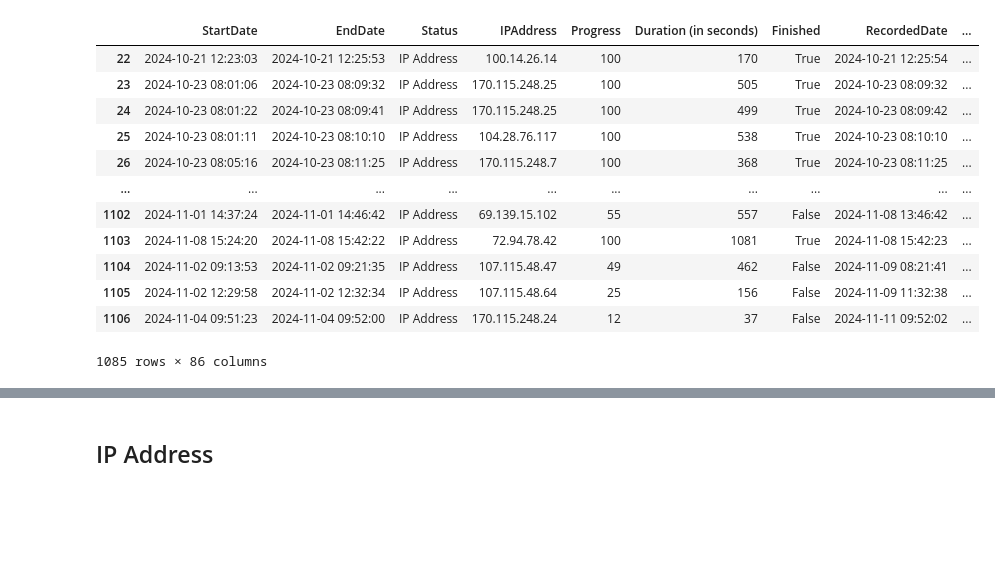
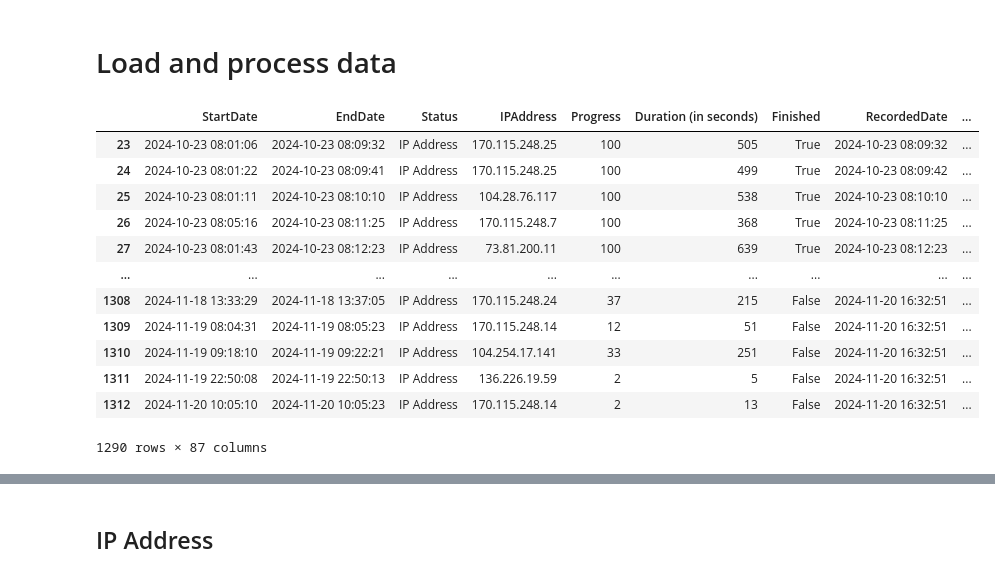
Before and after one commit to krystalgong/PPD_analysis, a Jupyter notebook: PPD_analysis-103124-kg.ipynb, the cells around one changed output, grey strips where cells are left out. Saved outputs shown, nothing was run; the diff lists cells and outputs as text; code cells hidden in the pictures; blank space fills up the shorter version.

```diff
--- a/PPD_analysis-103124-kg.ipynb
+++ b/PPD_analysis-103124-kg.ipynb
@@ -4,26 +5,33 @@ import numpy as np
 
 pd.set_option('display.max_columns', None)
+# %% [markdown]
+# Load and process data
 # %%
 df = pd.read_csv("/Users/krystalgong/Downloads/PPD_data.csv").iloc[2:,:]
 df = df[df['Status']=="IP Address"] # remove Survey Preview
 df = df.replace({'Agree':'Somewhat agree','Disagree':'Somewhat disagree'})
 df['Q39-3'] = df['Q39-1'].fillna(df['Q39-2'])
 df['Q39-3'] = df['Q39-3'].replace({'1-2 years': '0-2 years'})
 df['Q12-3'] = df['Q12-1'].fillna(df['Q12-2'])
 df['Q36'] = df['Q36'].replace({'Non-binary':'Other'})
 df['Q37'] = df['Q37'].replace({'Native American or Alaskan Native':'A race/ethnicity not listed here'})
+
+df['Date'] = pd.to_datetime(df['RecordedDate']).dt.date
+df = df[df['Date'] >= pd.to_datetime('2024-10-23').date()]
+
+df['Progress'] = df['Progress'].astype(int)
 df
 # %% [output]
 |  | StartDate | EndDate | Status | IPAddress | Progress | Duration (in seconds) | Finished | RecordedDate | ... |
-| 22 | 2024-10-21 12:23:03 | 2024-10-21 12:25:53 | IP Address | 100.14.26.14 | 100 | 170 | True | 2024-10-21 12:25:54 | ... |
 | 23 | 2024-10-23 08:01:06 | 2024-10-23 08:09:32 | IP Address | 170.115.248.25 | 100 | 505 | True | 2024-10-23 08:09:32 | ... |
 | 24 | 2024-10-23 08:01:22 | 2024-10-23 08:09:41 | IP Address | 170.115.248.25 | 100 | 499 | True | 2024-10-23 08:09:42 | ... |
 | 25 | 2024-10-23 08:01:11 | 2024-10-23 08:10:10 | IP Address | 104.28.76.117 | 100 | 538 | True | 2024-10-23 08:10:10 | ... |
 | 26 | 2024-10-23 08:05:16 | 2024-10-23 08:11:25 | IP Address | 170.115.248.7 | 100 | 368 | True | 2024-10-23 08:11:25 | ... |
+| 27 | 2024-10-23 08:01:43 | 2024-10-23 08:12:23 | IP Address | 73.81.200.11 | 100 | 639 | True | 2024-10-23 08:12:23 | ... |
 | ... | ... | ... | ... | ... | ... | ... | ... | ... | ... |
-| 1102 | 2024-11-01 14:37:24 | 2024-11-01 14:46:42 | IP Address | 69.139.15.102 | 55 | 557 | False | 2024-11-08 13:46:42 | ... |
-| 1103 | 2024-11-08 15:24:20 | 2024-11-08 15:42:22 | IP Address | 72.94.78.42 | 100 | 1081 | True | 2024-11-08 15:42:23 | ... |
-| 1104 | 2024-11-02 09:13:53 | 2024-11-02 09:21:35 | IP Address | 107.115.48.47 | 49 | 462 | False | 2024-11-09 08:21:41 | ... |
-| 1105 | 2024-11-02 12:29:58 | 2024-11-02 12:32:34 | IP Address | 107.115.48.64 | 25 | 156 | False | 2024-11-09 11:32:38 | ... |
-| 1106 | 2024-11-04 09:51:23 | 2024-11-04 09:52:00 | IP Address | 170.115.248.24 | 12 | 37 | False | 2024-11-11 09:52:02 | ... |
+| 1308 | 2024-11-18 13:33:29 | 2024-11-18 13:37:05 | IP Address | 170.115.248.24 | 37 | 215 | False | 2024-11-20 16:32:51 | ... |
+| 1309 | 2024-11-19 08:04:31 | 2024-11-19 08:05:23 | IP Address | 170.115.248.14 | 12 | 51 | False | 2024-11-20 16:32:51 | ... |
+| 1310 | 2024-11-19 09:18:10 | 2024-11-19 09:22:21 | IP Address | 104.254.17.141 | 33 | 251 | False | 2024-11-20 16:32:51 | ... |
+| 1311 | 2024-11-19 22:50:08 | 2024-11-19 22:50:13 | IP Address | 136.226.19.59 | 2 | 5 | False | 2024-11-20 16:32:51 | ... |
+| 1312 | 2024-11-20 10:05:10 | 2024-11-20 10:05:23 | IP Address | 170.115.248.14 | 2 | 13 | False | 2024-11-20 16:32:51 | ... |
-1085 rows × 86 columns
+1290 rows × 87 columns
```
Also changed, not shown: parts of 30 cells of this notebook.
